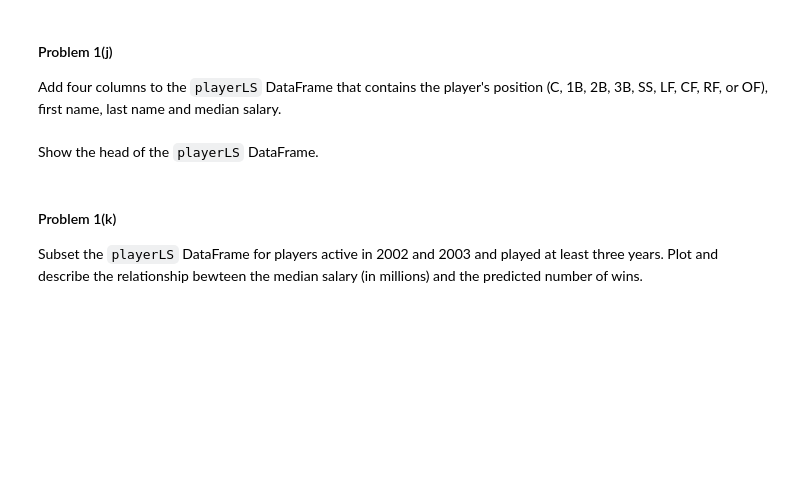
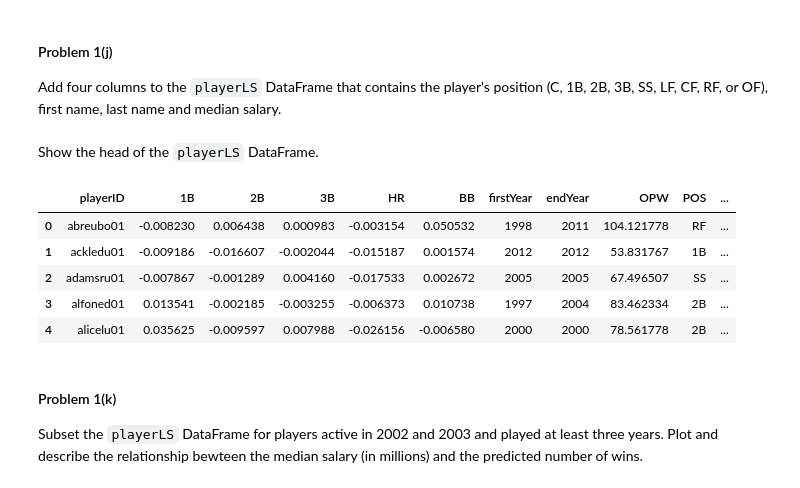
Before and after one commit to zchen1018/CS109-Harvard, a Jupyter notebook: Homework/HW3.ipynb, the cells around one changed output. Drawn from its saved outputs; the diff is of its cells as text; code cells hidden in the pictures; blank space fills up the shorter version.

```diff
--- a/Homework/HW3.ipynb
+++ b/Homework/HW3.ipynb
@@ -177,6 +317,14 @@ Add four columns to the `playerLS` DataFrame that contains the player's position
 Show the head of the `playerLS` DataFrame.
 # %%
 ### Your code here ###
+playerLS.head()
+# %% [output]
+|  | playerID | 1B | 2B | 3B | HR | BB | firstYear | endYear | OPW | POS | ... |
+| 0 | abreubo01 | -0.008230 | 0.006438 | 0.000983 | -0.003154 | 0.050532 | 1998 | 2011 | 104.121778 | RF | ... |
+| 1 | ackledu01 | -0.009186 | -0.016607 | -0.002044 | -0.015187 | 0.001574 | 2012 | 2012 | 53.831767 | 1B | ... |
+| 2 | adamsru01 | -0.007867 | -0.001289 | 0.004160 | -0.017533 | 0.002672 | 2005 | 2005 | 67.496507 | SS | ... |
+| 3 | alfoned01 | 0.013541 | -0.002185 | -0.003255 | -0.006373 | 0.010738 | 1997 | 2004 | 83.462334 | 2B | ... |
+| 4 | alicelu01 | 0.035625 | -0.009597 | 0.007988 | -0.026156 | -0.006580 | 2000 | 2000 | 78.561778 | 2B | ... |
 # %% [markdown]
 #### Problem 1(k)
 
```
Also changed, not shown: parts of 33 cells of this notebook.
